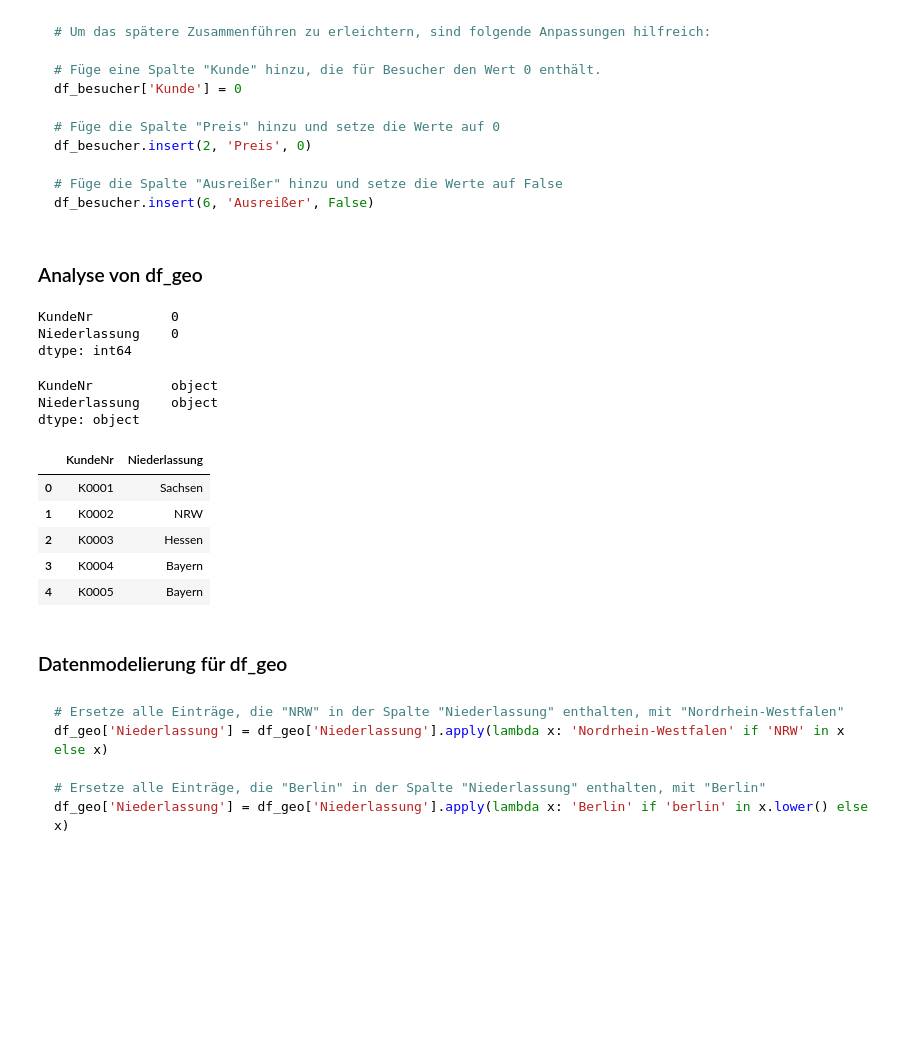
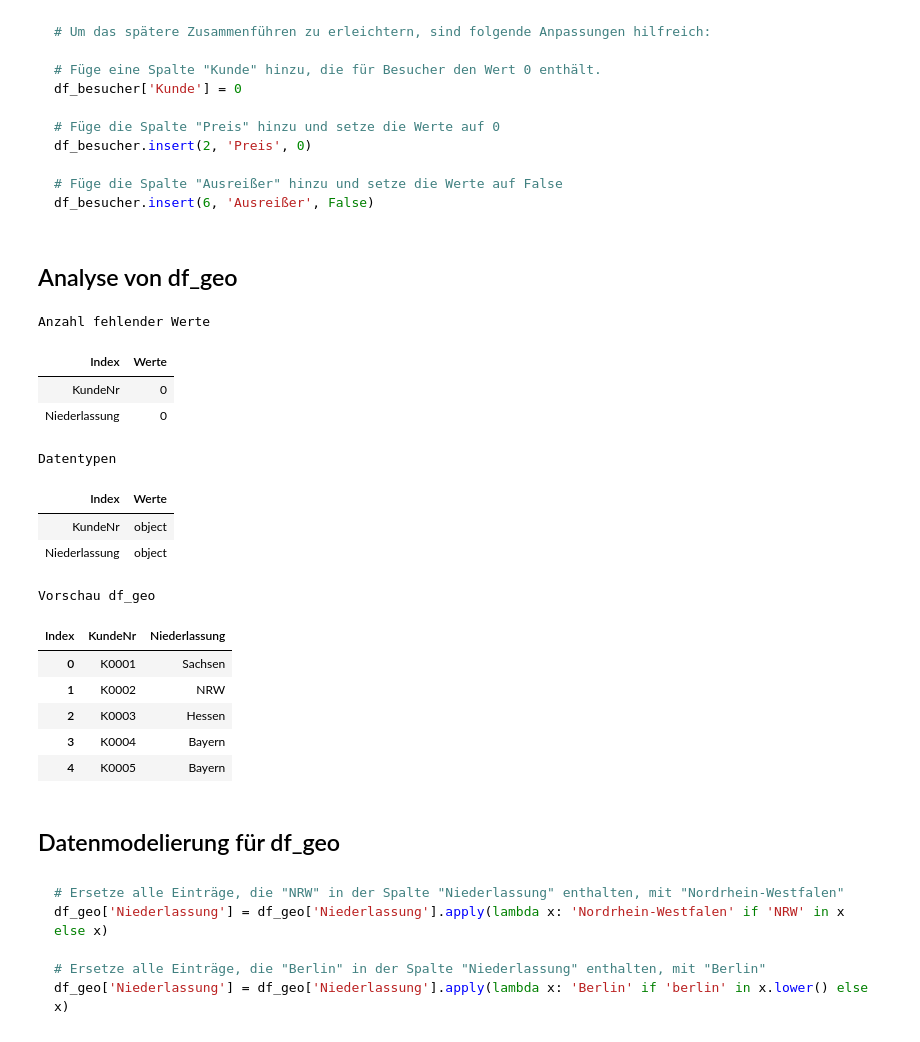
Before and after one commit to SebastianKnoche/final_projectSS24_Group4, a Jupyter notebook: presentation.ipynb, the cells around one changed output. Saved outputs shown, nothing was run; the diff lists cells and outputs as text; code cells hidden in the pictures; blank space fills up the shorter version.

````diff
--- a/presentation.ipynb
+++ b/presentation.ipynb
@@ -94,30 +164,36 @@ df_besucher.insert(2, 'Preis', 0)
 # Füge die Spalte "Ausreißer" hinzu und setze die Werte auf False
 df_besucher.insert(6, 'Ausreißer', False)
 # %% [markdown]
-### Analyse von df_geo
+## Analyse von df_geo
 # %%
-df_geo.isnull().sum()
+html_ausgabe = pandas_to_html(df_geo.isnull().sum(), 'Anzahl fehlender Werte')
+display(my_html(html_ausgabe))
 # %% [output]
-KundeNr          0
-Niederlassung    0
-dtype: int64
+Anzahl fehlender Werte
+| Index | Werte |
+| KundeNr | 0 |
+| Niederlassung | 0 |
 # %%
-df_geo.dtypes
+html_ausgabe = pandas_to_html(df_geo.dtypes, 'Datentypen')
+display(my_html(html_ausgabe))
 # %% [output]
-KundeNr          object
-Niederlassung    object
-dtype: object
+Datentypen
+| Index | Werte |
+| KundeNr | object |
+| Niederlassung | object |
 # %%
-df_geo.head(5)
+html_ausgabe = pandas_to_html(df_geo.head(5), 'Vorschau df_geo')
+display(my_html(html_ausgabe))
 # %% [output]
+Vorschau df_geo
-|  | KundeNr | Niederlassung |
+| Index | KundeNr | Niederlassung |
 | 0 | K0001 | Sachsen |
 | 1 | K0002 | NRW |
 | 2 | K0003 | Hessen |
 | 3 | K0004 | Bayern |
 | 4 | K0005 | Bayern |
 # %% [markdown]
-### Datenmodelierung für df_geo
+## Datenmodelierung für df_geo
 # %% [markdown]
 ```python
 # Ersetze alle Einträge, die "NRW" in der Spalte "Niederlassung" enthalten, mit "Nordrhein-Westfalen"
````
Also changed, not shown: parts of 31 cells of this notebook, 1 other file.
